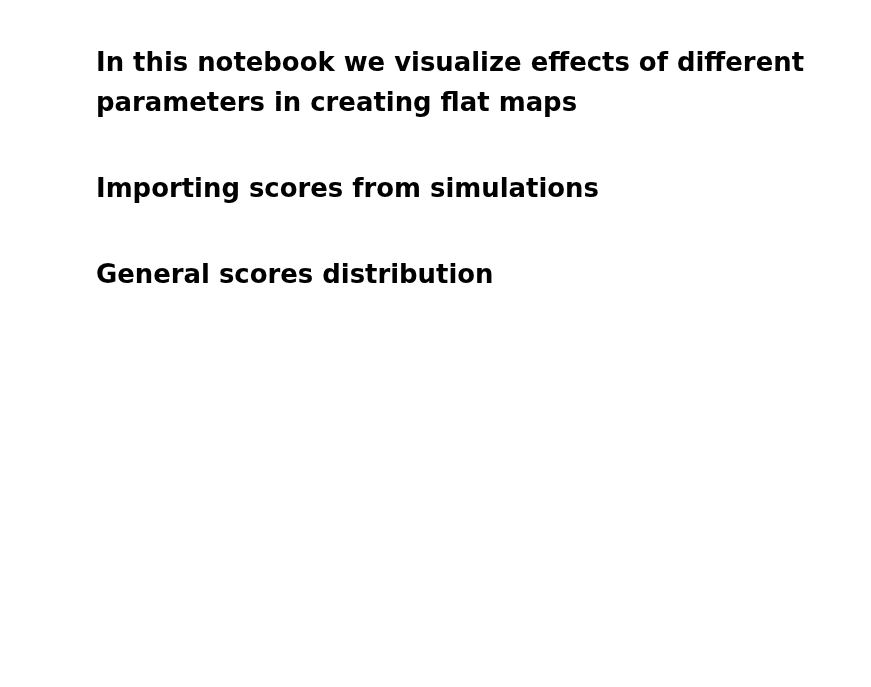
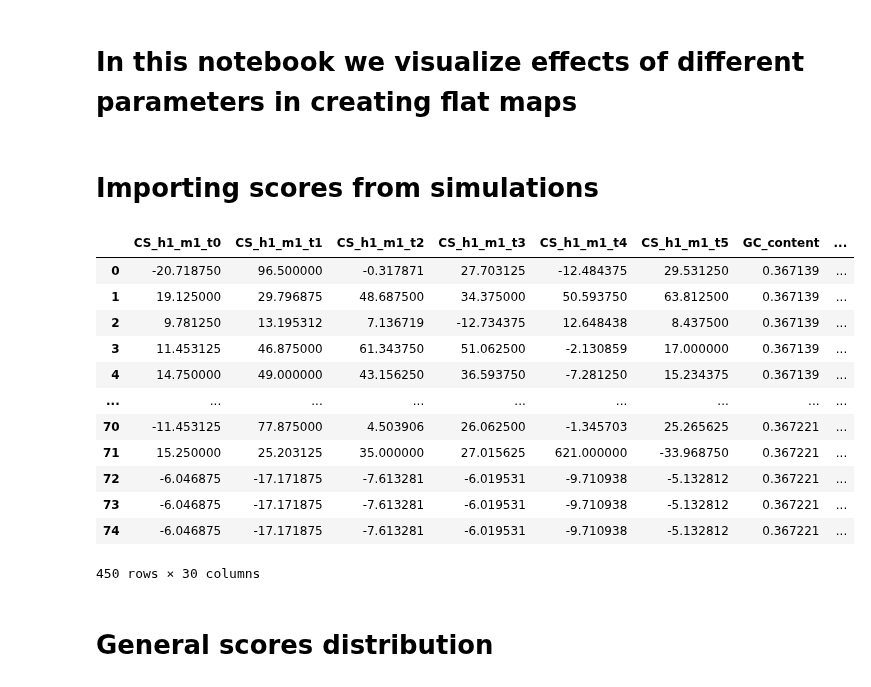
Before and after one commit to Fudenberg-Research-Group/akita_utils, a Jupyter notebook: bin/background_seq_experiments/analysis/background_scores_and_parameter_analysis.ipynb, the cells around one changed output. Saved outputs shown, nothing was run; the diff lists cells and outputs as text; code cells hidden in the pictures; blank space fills up the shorter version.

```diff
--- a/bin/background_seq_experiments/analysis/background_scores_and_parameter_analysis.ipynb
+++ b/bin/background_seq_experiments/analysis/background_scores_and_parameter_analysis.ipynb
@@ -16,10 +16,25 @@ import akita_utils.format_io as format_io
 # %% [markdown]
 # Importing scores from simulations
 # %%
-h5_dirs = "/home1/kamulege/akita_utils/bin/background_seq_experiments/data/background_scores/*/*.h5"
+h5_dirs = "/home1/kamulege/akita_utils/bin/background_seq_experiments/data/shuffled_seqs_scores/*/*.h5"
 dfs = []
 for h5_file in glob.glob(h5_dirs):
     dfs.append(format_io.h5_to_df(h5_file, drop_duplicates_key=None))
 dfs = pd.concat(dfs)
+dfs
+# %% [output]
+|  | CS_h1_m1_t0 | CS_h1_m1_t1 | CS_h1_m1_t2 | CS_h1_m1_t3 | CS_h1_m1_t4 | CS_h1_m1_t5 | GC_content | ... |
+| 0 | -20.718750 | 96.500000 | -0.317871 | 27.703125 | -12.484375 | 29.531250 | 0.367139 | ... |
+| 1 | 19.125000 | 29.796875 | 48.687500 | 34.375000 | 50.593750 | 63.812500 | 0.367139 | ... |
+| 2 | 9.781250 | 13.195312 | 7.136719 | -12.734375 | 12.648438 | 8.437500 | 0.367139 | ... |
+| 3 | 11.453125 | 46.875000 | 61.343750 | 51.062500 | -2.130859 | 17.000000 | 0.367139 | ... |
+| 4 | 14.750000 | 49.000000 | 43.156250 | 36.593750 | -7.281250 | 15.234375 | 0.367139 | ... |
+| ... | ... | ... | ... | ... | ... | ... | ... | ... |
+| 70 | -11.453125 | 77.875000 | 4.503906 | 26.062500 | -1.345703 | 25.265625 | 0.367221 | ... |
+| 71 | 15.250000 | 25.203125 | 35.000000 | 27.015625 | 621.000000 | -33.968750 | 0.367221 | ... |
+| 72 | -6.046875 | -17.171875 | -7.613281 | -6.019531 | -9.710938 | -5.132812 | 0.367221 | ... |
+| 73 | -6.046875 | -17.171875 | -7.613281 | -6.019531 | -9.710938 | -5.132812 | 0.367221 | ... |
+| 74 | -6.046875 | -17.171875 | -7.613281 | -6.019531 | -9.710938 | -5.132812 | 0.367221 | ... |
+450 rows × 30 columns
 # %%
 dfs["mean_SCD_score"] = (dfs["SCD_h1_m1_t0"]+dfs["SCD_h1_m1_t1"]+dfs["SCD_h1_m1_t2"]+dfs["SCD_h1_m1_t3"]+dfs["SCD_h1_m1_t4"]+dfs["SCD_h1_m1_t5"])/6
```
Also changed, not shown: parts of 8 cells of this notebook, 19 other files.
